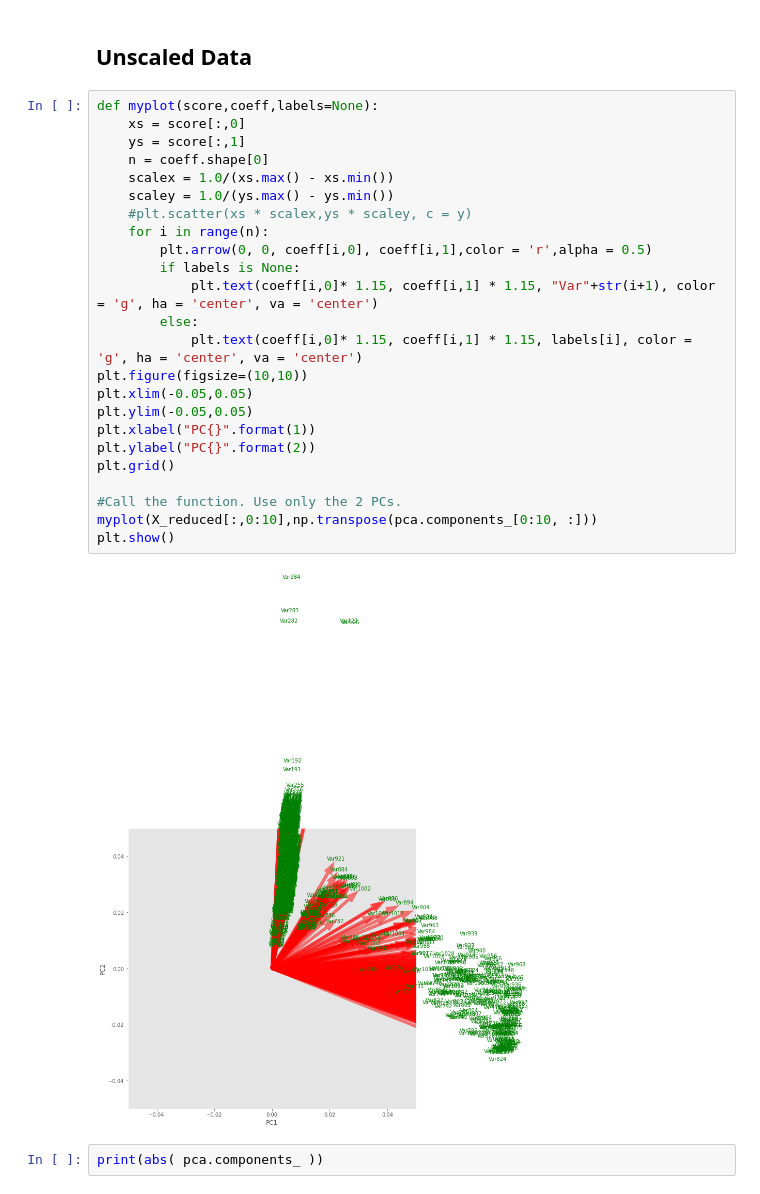
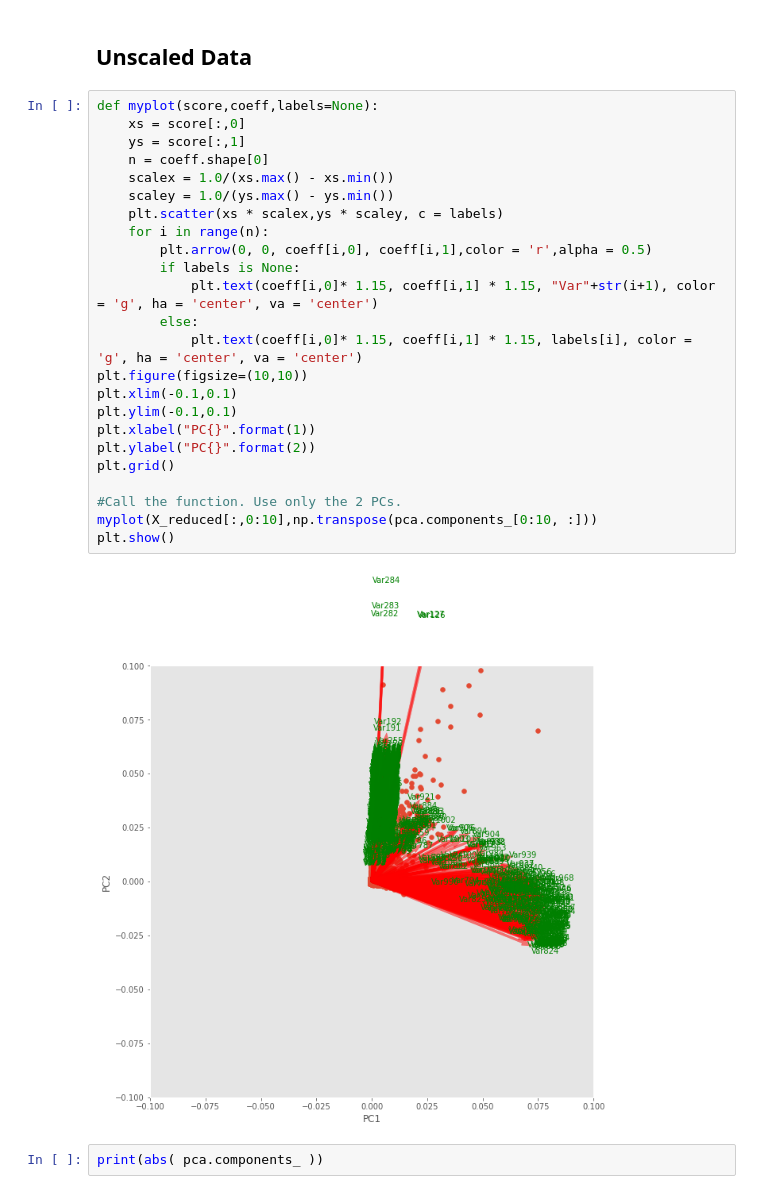
Before and after one commit to SMS-NED16/FYP-DL, a Jupyter notebook: fyp-assignments/09_PCA/SGCC_Dimensionality_Reduction.ipynb, the cells around one changed output. Drawn from its saved outputs; the diff is of its cells as text.

```diff
--- a/fyp-assignments/09_PCA/SGCC_Dimensionality_Reduction.ipynb
+++ b/fyp-assignments/09_PCA/SGCC_Dimensionality_Reduction.ipynb
@@ -222,29 +258,29 @@ plt.ylabel('cumulative explained variance');
 # %%
 def myplot(score,coeff,labels=None):
     xs = score[:,0]
     ys = score[:,1]
     n = coeff.shape[0]
     scalex = 1.0/(xs.max() - xs.min())
     scaley = 1.0/(ys.max() - ys.min())
-    #plt.scatter(xs * scalex,ys * scaley, c = y)
+    plt.scatter(xs * scalex,ys * scaley, c = labels)
     for i in range(n):
         plt.arrow(0, 0, coeff[i,0], coeff[i,1],color = 'r',alpha = 0.5)
         if labels is None:
             plt.text(coeff[i,0]* 1.15, coeff[i,1] * 1.15, "Var"+str(i+1), color = 'g', ha = 'center', va = 'center')
         else:
             plt.text(coeff[i,0]* 1.15, coeff[i,1] * 1.15, labels[i], color = 'g', ha = 'center', va = 'center')
 plt.figure(figsize=(10,10))
-plt.xlim(-0.05,0.05)
-plt.ylim(-0.05,0.05)
+plt.xlim(-0.1,0.1)
+plt.ylim(-0.1,0.1)
 plt.xlabel("PC{}".format(1))
 plt.ylabel("PC{}".format(2))
 plt.grid()
 
 #Call the function. Use only the 2 PCs.
 myplot(X_reduced[:,0:10],np.transpose(pca.components_[0:10, :]))
 plt.show()
 # %% [output]
-[figure, old version]
+[figure, new version]
 # %%
 print(abs( pca.components_ ))
 # %% [output]
```
Also changed, not shown: parts of 22 cells of this notebook.
